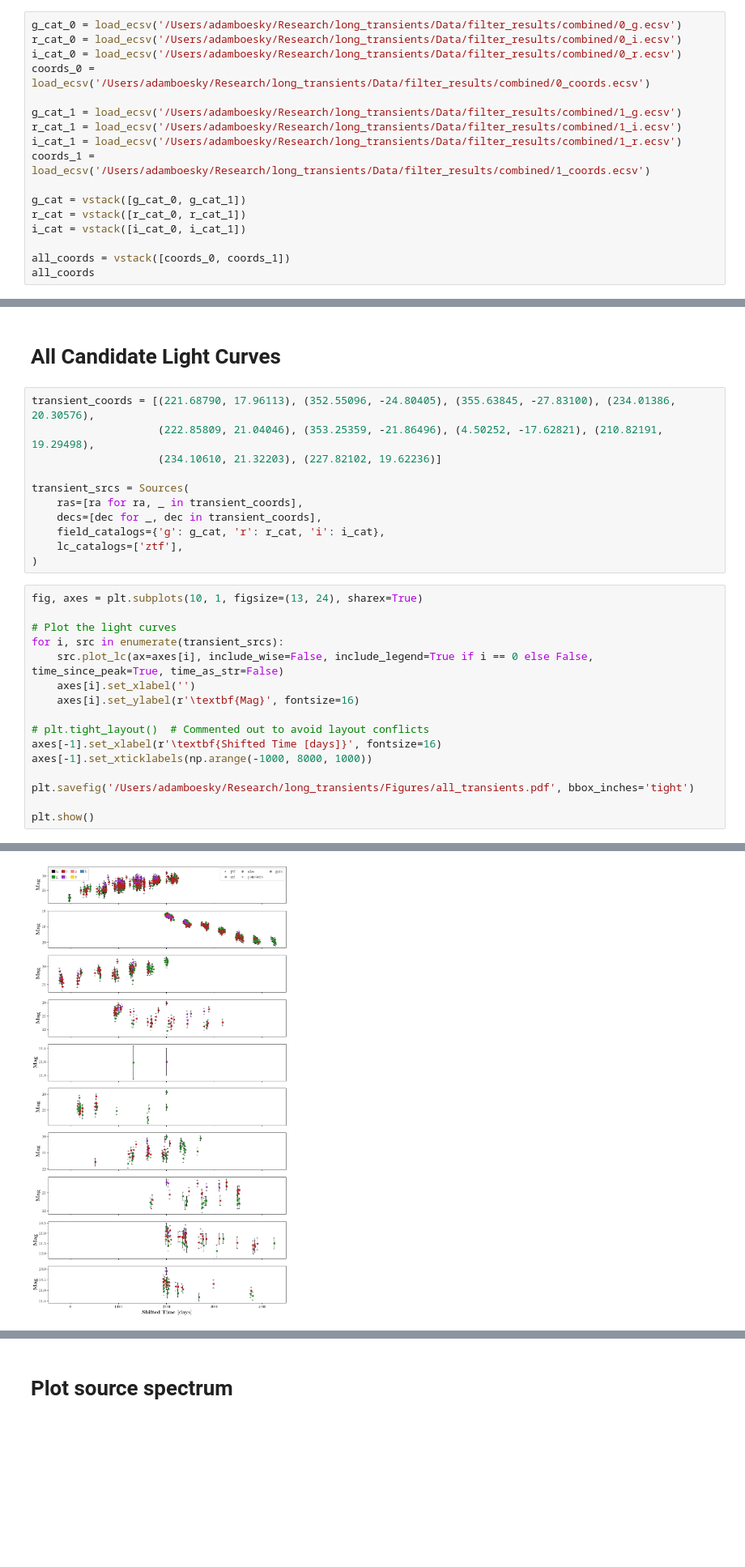
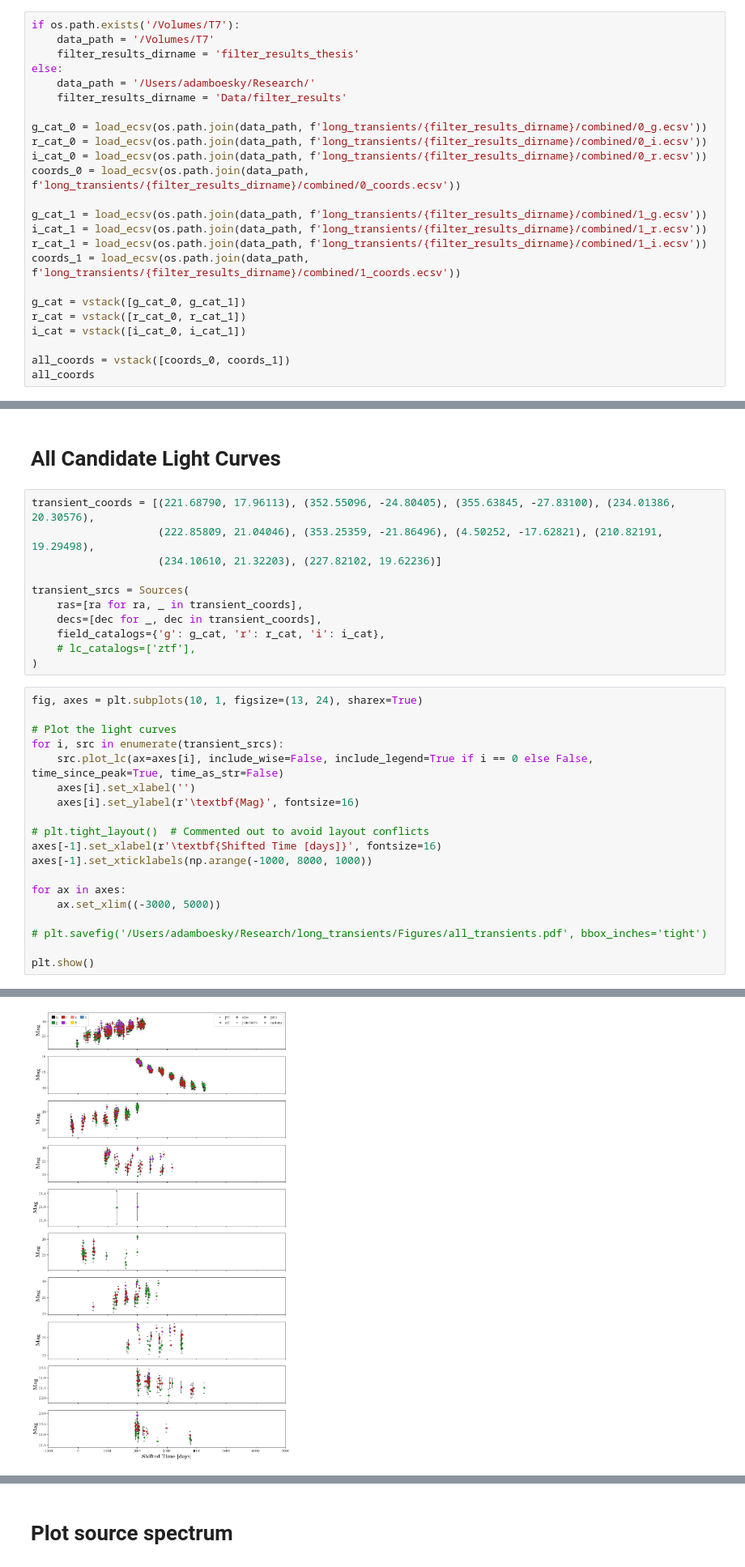
Before and after one commit to Adam-Boesky/long_transients, a Jupyter notebook: Notebooks/misc_plotting.ipynb, the cells around one changed output, grey strips where cells are left out. Shown at 81% size. Drawn from its saved outputs; the diff is of its cells as text; blank space fills up the shorter version.

```diff
--- a/Notebooks/misc_plotting.ipynb
+++ b/Notebooks/misc_plotting.ipynb
@@ -710,15 +686,22 @@ plt.show()
 from astropy.table import vstack
 from Source_Analysis.Sources import Sources
 # %%
-g_cat_0 = load_ecsv('/Users/adamboesky/Research/long_transients/Data/filter_results/combined/0_g.ecsv')
-r_cat_0 = load_ecsv('/Users/adamboesky/Research/long_transients/Data/filter_results/combined/0_i.ecsv')
-i_cat_0 = load_ecsv('/Users/adamboesky/Research/long_transients/Data/filter_results/combined/0_r.ecsv')
-coords_0 = load_ecsv('/Users/adamboesky/Research/long_transients/Data/filter_results/combined/0_coords.ecsv')
+if os.path.exists('/Volumes/T7'):
+    data_path = '/Volumes/T7'
+    filter_results_dirname = 'filter_results_thesis'
+else:
+    data_path = '/Users/adamboesky/Research/'
+    filter_results_dirname = 'Data/filter_results'
 
-g_cat_1 = load_ecsv('/Users/adamboesky/Research/long_transients/Data/filter_results/combined/1_g.ecsv')
-r_cat_1 = load_ecsv('/Users/adamboesky/Research/long_transients/Data/filter_results/combined/1_i.ecsv')
-i_cat_1 = load_ecsv('/Users/adamboesky/Research/long_transients/Data/filter_results/combined/1_r.ecsv')
-coords_1 = load_ecsv('/Users/adamboesky/Research/long_transients/Data/filter_results/combined/1_coords.ecsv')
+g_cat_0 = load_ecsv(os.path.join(data_path, f'long_transients/{filter_results_dirname}/combined/0_g.ecsv'))
+r_cat_0 = load_ecsv(os.path.join(data_path, f'long_transients/{filter_results_dirname}/combined/0_i.ecsv'))
+i_cat_0 = load_ecsv(os.path.join(data_path, f'long_transients/{filter_results_dirname}/combined/0_r.ecsv'))
+coords_0 = load_ecsv(os.path.join(data_path, f'long_transients/{filter_results_dirname}/combined/0_coords.ecsv'))
+
+g_cat_1 = load_ecsv(os.path.join(data_path, f'long_transients/{filter_results_dirname}/combined/1_g.ecsv'))
+i_cat_1 = load_ecsv(os.path.join(data_path, f'long_transients/{filter_results_dirname}/combined/1_r.ecsv'))
+r_cat_1 = load_ecsv(os.path.join(data_path, f'long_transients/{filter_results_dirname}/combined/1_i.ecsv'))
+coords_1 = load_ecsv(os.path.join(data_path, f'long_transients/{filter_results_dirname}/combined/1_coords.ecsv'))
 
 g_cat = vstack([g_cat_0, g_cat_1])
 r_cat = vstack([r_cat_0, r_cat_1])
@@ -999,7 +982,7 @@ transient_srcs = Sources(
     ras=[ra for ra, _ in transient_coords],
     decs=[dec for _, dec in transient_coords],
     field_catalogs={'g': g_cat, 'r': r_cat, 'i': i_cat},
-    lc_catalogs=['ztf'],
+    # lc_catalogs=['ztf'],
 )
 # %%
 fig, axes = plt.subplots(10, 1, figsize=(13, 24), sharex=True)
@@ -1014,7 +997,10 @@ for i, src in enumerate(transient_srcs):
 axes[-1].set_xlabel(r'\textbf{Shifted Time [days]}', fontsize=16)
 axes[-1].set_xticklabels(np.arange(-1000, 8000, 1000))
 
-plt.savefig('/Users/adamboesky/Research/long_transients/Figures/all_transients.pdf', bbox_inches='tight')
+for ax in axes:
+    ax.set_xlim((-3000, 5000))
+
+# plt.savefig('/Users/adamboesky/Research/long_transients/Figures/all_transients.pdf', bbox_inches='tight')
 
 plt.show()
 # %% [output]
@@ -1071 +1007 @@ Querying ztf catalog for light curve...
-[figure, old version]
+[figure, new version]
```
Also changed, not shown: parts of 7 cells of this notebook, 29 other files.
